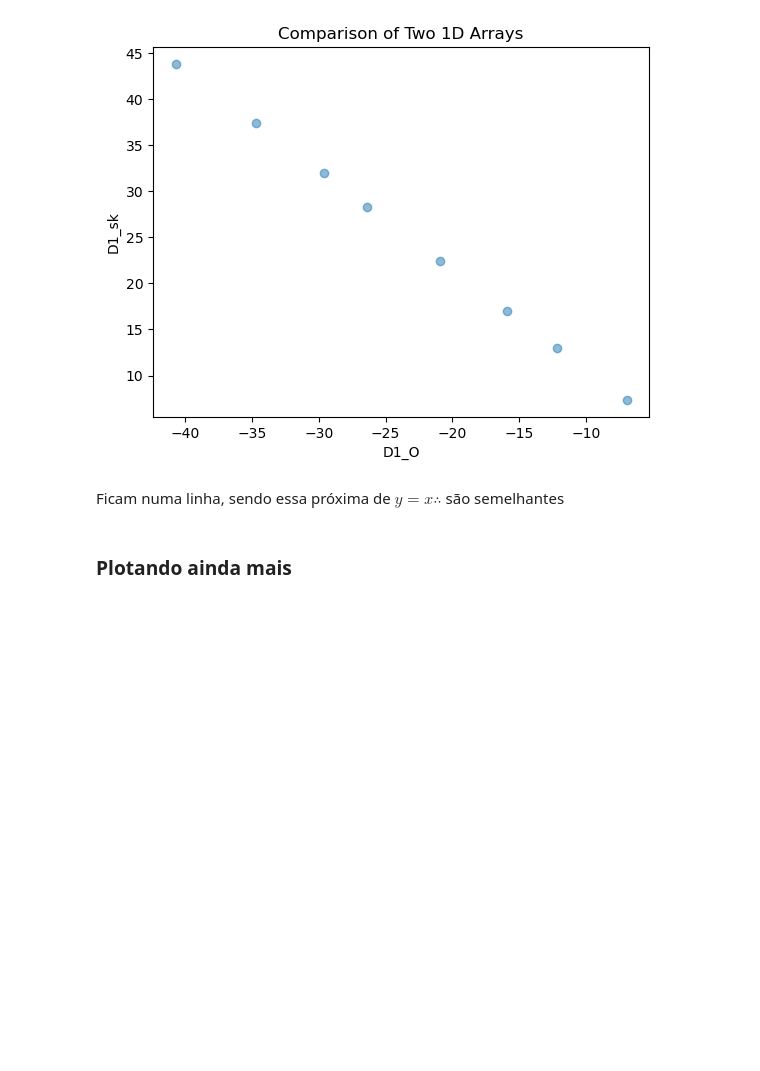
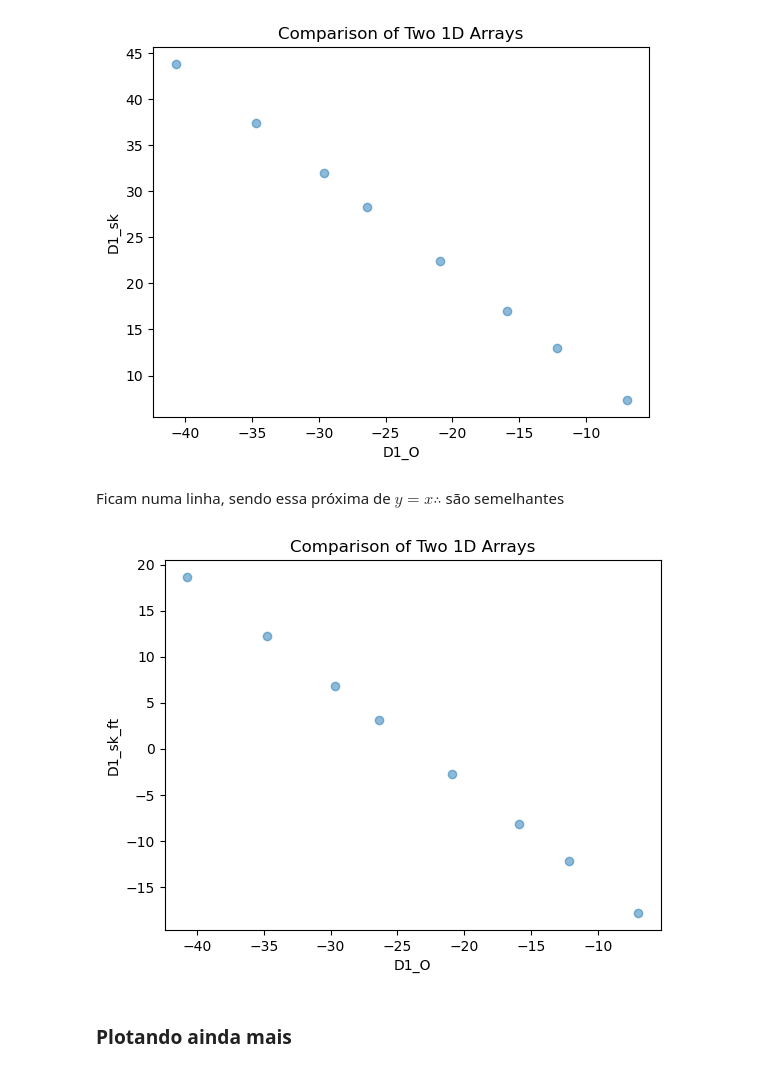
Before and after one commit to igorzeck/PCA, a Jupyter notebook: Testes/teste_pca.ipynb, the cells around one changed output. Saved outputs shown, nothing was run; the diff lists cells and outputs as text; code cells hidden in the pictures; blank space fills up the shorter version.

```diff
--- a/Testes/teste_pca.ipynb
+++ b/Testes/teste_pca.ipynb
@@ -238,6 +266,14 @@ plt.show()
 [figure]
 # %% [markdown]
 Ficam numa linha, sendo essa próxima de $y = x \therefore$ são semelhantes
+# %%
+plt.scatter(d1_o, d1_sk_ft, alpha=0.5)
+plt.xlabel("D1_O")
+plt.ylabel("D1_sk_ft")
+plt.title("Comparison of Two 1D Arrays")
+plt.show()
+# %% [output]
+[figure, added]
 # %% [markdown]
 ### Plotando ainda mais
 # %%
```
Also changed, not shown: parts of 16 cells of this notebook, 2 other files.
